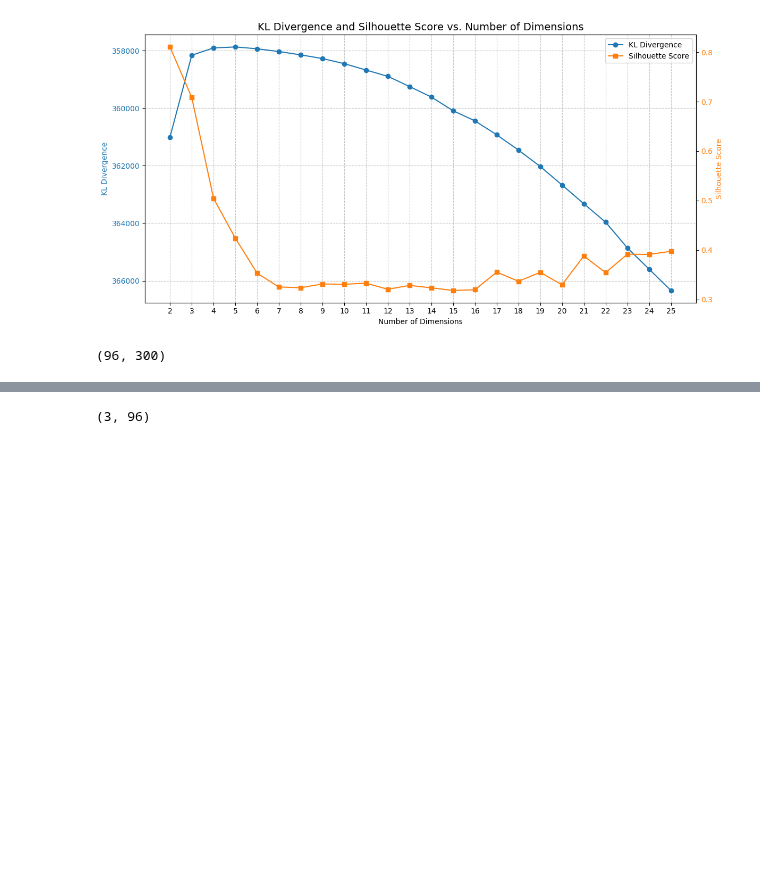
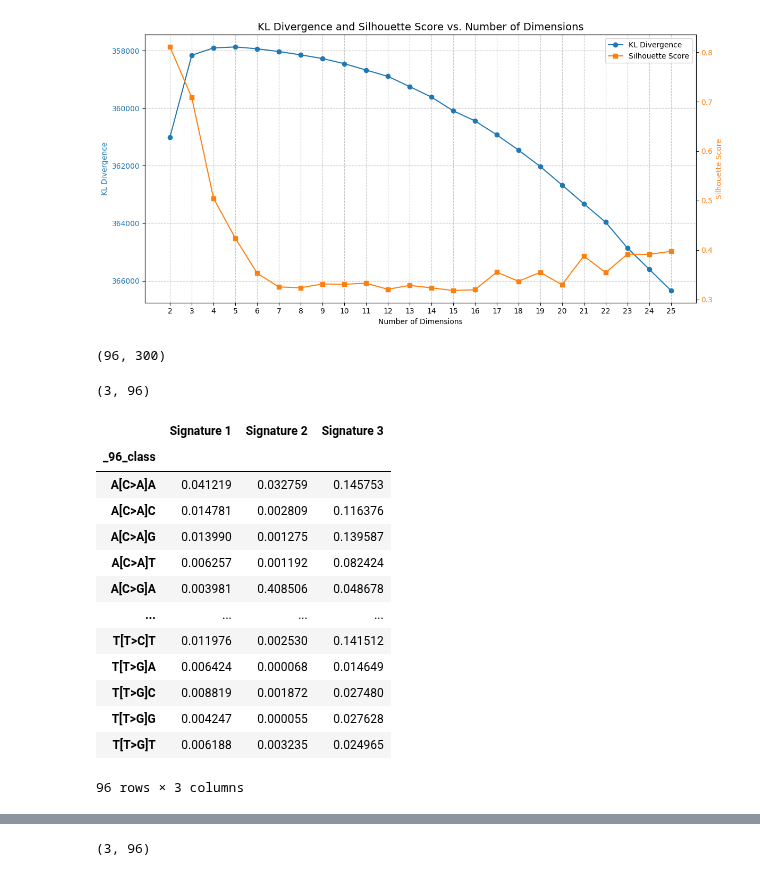
Before and after one commit to Harrison-Q-Ma/BNFO285_Projects, a Jupyter notebook: project_3/Harrison/clustering.ipynb, the cells around one changed output, grey strips where cells are left out. Cells and saved outputs as stored; diff of their text form; code cells hidden in the pictures; blank space fills up the shorter version.

```diff
--- a/project_3/Harrison/clustering.ipynb
+++ b/project_3/Harrison/clustering.ipynb
@@ -254,3 +254,26 @@ combined_df.shape
 kmeans = KMeans(n_clusters=int(3))
 kmeans.fit(df_dims[dim].T)
 cluster_centroids = kmeans.cluster_centers_
+# %%
+cluster_centroids.shape
+# %% [output]
+(3, 96)
+# %%
+cluster_centroids_df = pd.DataFrame(cluster_centroids, columns = orig_matrix.index)
+cluster_centroids_df.index = ['Signature 1', 'Signature 2', 'Signature 3']
+cluster_centroids_df.T
+# %% [output]
+|  | Signature 1 | Signature 2 | Signature 3 |
+| _96_class |  |  |  |
+| A[C>A]A | 0.041219 | 0.032759 | 0.145753 |
+| A[C>A]C | 0.014781 | 0.002809 | 0.116376 |
+| A[C>A]G | 0.013990 | 0.001275 | 0.139587 |
+| A[C>A]T | 0.006257 | 0.001192 | 0.082424 |
+| A[C>G]A | 0.003981 | 0.408506 | 0.048678 |
+| ... | ... | ... | ... |
+| T[T>C]T | 0.011976 | 0.002530 | 0.141512 |
+| T[T>G]A | 0.006424 | 0.000068 | 0.014649 |
+| T[T>G]C | 0.008819 | 0.001872 | 0.027480 |
+| T[T>G]G | 0.004247 | 0.000055 | 0.027628 |
+| T[T>G]T | 0.006188 | 0.003235 | 0.024965 |
+96 rows × 3 columns
```
Also changed, not shown: parts of 2 cells of this notebook, 1 other file.
